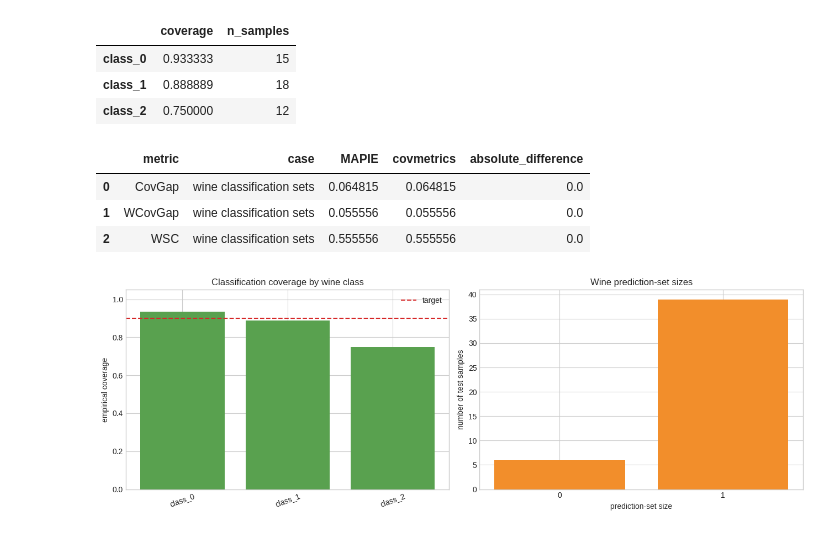
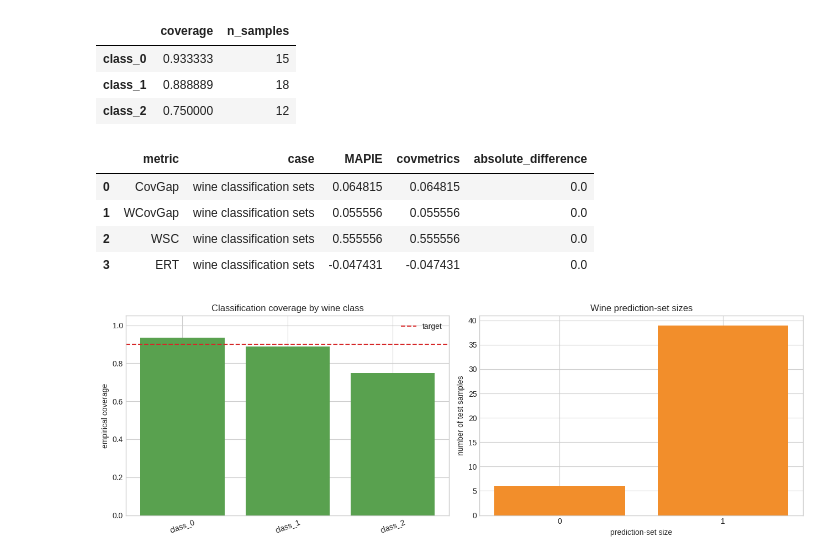
Before and after one commit to scikit-learn-contrib/MAPIE, a Jupyter notebook: notebooks/metrics/conditional_metrics_covmetrics_comparison.ipynb, the cells around one changed output. Saved outputs shown, nothing was run; the diff lists cells and outputs as text; code cells hidden in the pictures.

```diff
--- a/notebooks/metrics/conditional_metrics_covmetrics_comparison.ipynb
+++ b/notebooks/metrics/conditional_metrics_covmetrics_comparison.ipynb
@@ -103,6 +112,29 @@ def covmetrics_worst_slab_coverage(
     random_state=RANDOM_STATE,
 ):
     return float(WSC().evaluate(x, cover, delta=delta, M=n_directions, seed=random_state))
+
+
+def covmetrics_excess_risk_target_coverage(
+    x,
+    cover,
+    confidence_level,
+    *,
+    model_kwargs=None,
+    n_splits=2,
+    random_state=RANDOM_STATE,
+):
+    alpha = 1 - confidence_level
+    model_kwargs = {} if model_kwargs is None else model_kwargs.copy()
+    model_kwargs.setdefault("random_state", random_state)
+    return float(
+        ERT(model_cls=HistGradientBoostingClassifier, **model_kwargs).evaluate(
+            x,
+            cover,
+            alpha,
+            n_splits=n_splits,
+            random_state=random_state,
+        )
+    )
 
 
 def comparison_row(metric, case, mapie_value, covmetrics_value):
@@ -362,33 +415,54 @@ for weighted in [False, True]:
             ),
         )
     )
 
 classification_rows.append(
     comparison_row(
         "WSC",
         "wine classification sets",
         worst_slab_coverage(
             X_test_clf,
             y_test_clf,
             y_sets=y_sets,
             **WSC_KWARGS,
         ),
         covmetrics_worst_slab_coverage(
             X_test_clf,
             cover_classification,
             **WSC_KWARGS,
         ),
     )
 )
 
+classification_rows.append(
+    comparison_row(
+        "ERT",
+        "wine classification sets",
+        excess_risk_target_coverage(
+            X_test_clf,
+            y_test_clf,
+            CONFIDENCE_LEVEL,
+            y_sets=y_sets,
+            **ERT_KWARGS,
+        ),
+        covmetrics_excess_risk_target_coverage(
+            X_test_clf,
+            cover_classification,
+            CONFIDENCE_LEVEL,
+            **ERT_KWARGS,
+        ),
+    )
+)
+
 classification_comparison = pd.DataFrame(classification_rows)
 np.testing.assert_allclose(classification_comparison["MAPIE"], classification_comparison["covmetrics"])
 classification_comparison
 # %% [output]
 |  | metric | case | MAPIE | covmetrics | absolute_difference |
 | 0 | CovGap | wine classification sets | 0.064815 | 0.064815 | 0.0 |
 | 1 | WCovGap | wine classification sets | 0.055556 | 0.055556 | 0.0 |
 | 2 | WSC | wine classification sets | 0.555556 | 0.555556 | 0.0 |
+| 3 | ERT | wine classification sets | -0.047431 | -0.047431 | 0.0 |
 # %%
 fig, axes = plt.subplots(1, 2, figsize=(13, 4.5))
 
```
Also changed, not shown: parts of 5 cells of this notebook, 6 other files.
